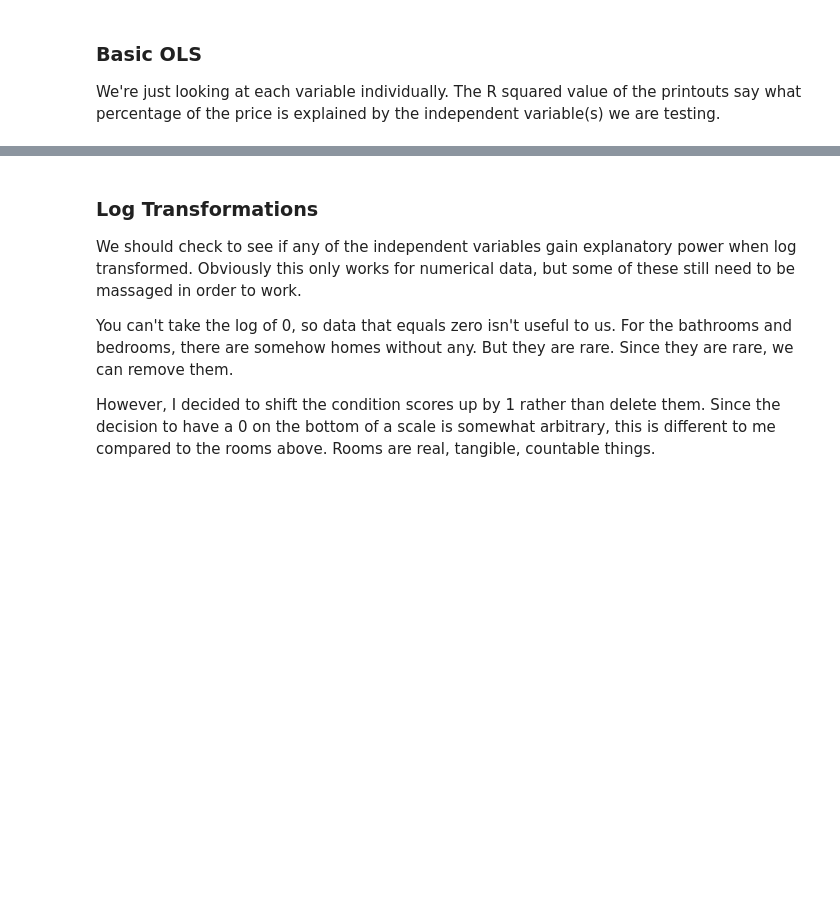
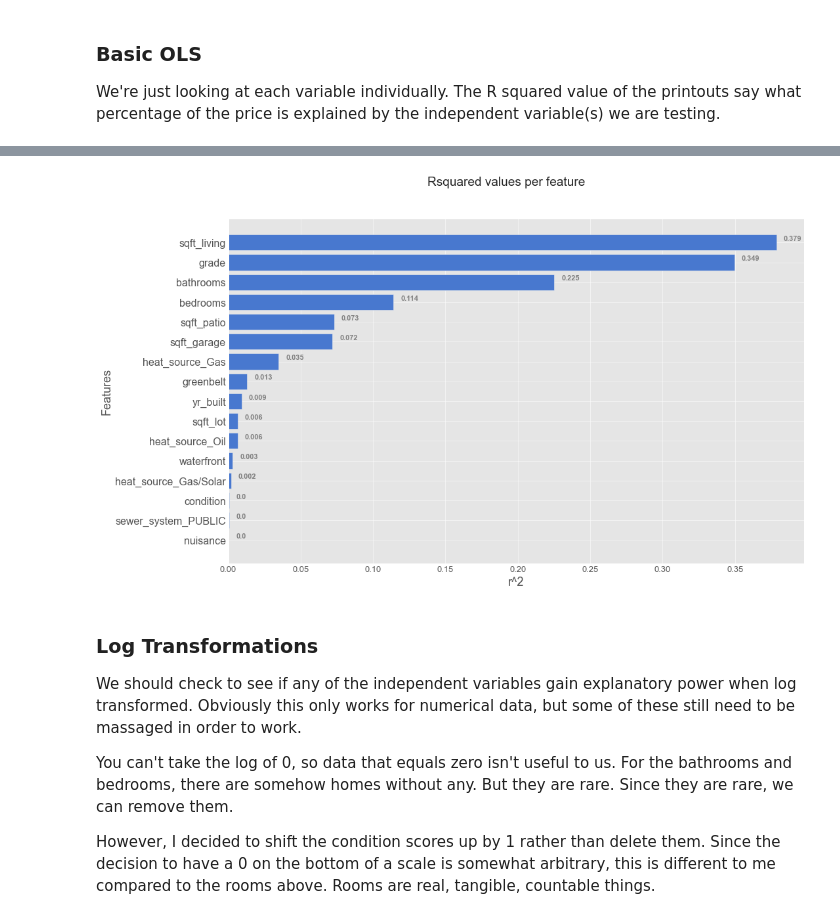
Before and after one commit to FerdinandBeaman/dsc-phase-2-project-v2-5, a Jupyter notebook: student.ipynb, the cells around one changed output, grey strips where cells are left out. Saved outputs shown, nothing was run; the diff lists cells and outputs as text; code cells hidden in the pictures; blank space fills up the shorter version.

```diff
--- a/student.ipynb
+++ b/student.ipynb
@@ -474,0 +485,8 @@ Every bathroom seems to be accounting for 300,000 dollar's worth of value, but t
+# %%
+#Turning it into a dataframe, which is easy to sort and visualize
+r2_df = pd.DataFrame()
+
+r2_df["variables"] = variables
+r2_df["rsquared"] = rsquareds
+
+r2_df = r2_df.sort_values("rsquared")
@@ -475,3 +513,27 @@ Every bathroom seems to be accounting for 300,000 dollar's worth of value, but t
+# %%
+#Generating graph
+plt.style.use("seaborn-muted")
+fig, ax = plt.subplots(figsize =(14, 9))
+
+plt.rcParams['font.size'] = 13
+
+ax.set_yticklabels(r2_df["variables"],fontsize=16)
+
+ax.barh(r2_df["variables"], r2_df["rsquared"])
+
+#Citation: Template from https://www.geeksforgeeks.org/bar-plot-in-matplotlib/
+for i in ax.patches:
+    plt.text(i.get_width()+.005, i.get_y()+0.5,
+             str(round((i.get_width()), 3)),
+             fontsize = 11, fontweight ='bold',
+             color ='grey')
+
+fig.suptitle('Rsquared values per feature', fontsize=19, )
+plt.xlabel('r^2', fontsize=18)
+plt.ylabel('Features', fontsize=18)
+plt.show()
+# %% [output]
+[figure, added]
 # %% [markdown]
 ### Log Transformations
 
```
Also changed, not shown: parts of 35 cells of this notebook.
